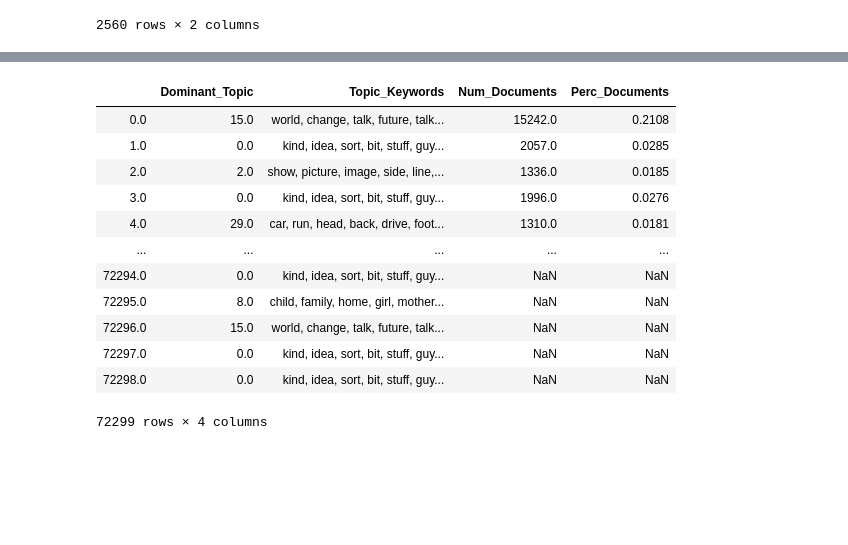
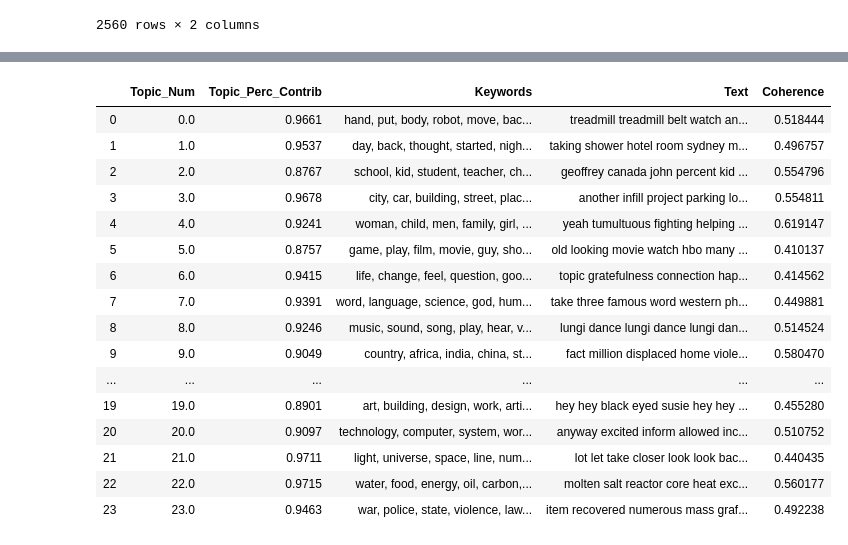
Before and after one commit to D2KLab/ToModAPI, a Jupyter notebook: jupyter_notebooks/notebooks/lda_chapters.ipynb, the cells around one changed output, grey strips where cells are left out. Drawn from its saved outputs; the diff is of its cells as text; code cells hidden in the pictures; blank space fills up the shorter version.

```diff
--- a/jupyter_notebooks/notebooks/lda_chapters.ipynb
+++ b/jupyter_notebooks/notebooks/lda_chapters.ipynb
@@ -884,32 +548,2 @@ sent_topics_sorteddf_mallet
-# %%
-# Number of Documents for Each Topic
-topic_counts = df_topic_sents_keywords['Dominant_Topic'].value_counts()
-
-# Percentage of Documents for Each Topic
-topic_contribution = round(topic_counts/topic_counts.sum(), 4)
-
-# Topic Number and Keywords
-topic_num_keywords = df_topic_sents_keywords[['Dominant_Topic', 'Topic_Keywords']]
-
-# Concatenate Column wise
-df_dominant_topics = pd.concat([topic_num_keywords, topic_counts, topic_contribution], axis=1)
-
-# Change Column names
-df_dominant_topics.columns = ['Dominant_Topic', 'Topic_Keywords', 'Num_Documents', 'Perc_Documents']
-
-# Show
-df_dominant_topics
-# %% [output]
-|  | Dominant_Topic | Topic_Keywords | Num_Documents | Perc_Documents |
-| 0.0 | 15.0 | world, change, talk, future, talk... | 15242.0 | 0.2108 |
-| 1.0 | 0.0 | kind, idea, sort, bit, stuff, guy... | 2057.0 | 0.0285 |
-| 2.0 | 2.0 | show, picture, image, side, line,... | 1336.0 | 0.0185 |
-| 3.0 | 0.0 | kind, idea, sort, bit, stuff, guy... | 1996.0 | 0.0276 |
-| 4.0 | 29.0 | car, run, head, back, drive, foot... | 1310.0 | 0.0181 |
-| ... | ... | ... | ... | ... |
-| 72294.0 | 0.0 | kind, idea, sort, bit, stuff, guy... | NaN | NaN |
-| 72295.0 | 8.0 | child, family, home, girl, mother... | NaN | NaN |
-| 72296.0 | 15.0 | world, change, talk, future, talk... | NaN | NaN |
-| 72297.0 | 0.0 | kind, idea, sort, bit, stuff, guy... | NaN | NaN |
-| 72298.0 | 0.0 | kind, idea, sort, bit, stuff, guy... | NaN | NaN |
-72299 rows × 4 columns
+# %%
+sent_topics_sorteddf_mallet['Coherence'] = sent_topics_sorteddf_mallet['Topic_Num'].apply(lambda x: coherence_ldamallet_per_topic[int(x)])
@@ -915,0 +552,20 @@ df_dominant_topics
+# %%
+sent_topics_sorteddf_mallet
+# %% [output]
+|  | Topic_Num | Topic_Perc_Contrib | Keywords | Text | Coherence |
+| 0 | 0.0 | 0.9661 | hand, put, body, robot, move, bac... | treadmill treadmill belt watch an... | 0.518444 |
+| 1 | 1.0 | 0.9537 | day, back, thought, started, nigh... | taking shower hotel room sydney m... | 0.496757 |
+| 2 | 2.0 | 0.8767 | school, kid, student, teacher, ch... | geoffrey canada john percent kid ... | 0.554796 |
+| 3 | 3.0 | 0.9678 | city, car, building, street, plac... | another infill project parking lo... | 0.554811 |
+| 4 | 4.0 | 0.9241 | woman, child, men, family, girl, ... | yeah tumultuous fighting helping ... | 0.619147 |
+| 5 | 5.0 | 0.8757 | game, play, film, movie, guy, sho... | old looking movie watch hbo many ... | 0.410137 |
+| 6 | 6.0 | 0.9415 | life, change, feel, question, goo... | topic gratefulness connection hap... | 0.414562 |
+| 7 | 7.0 | 0.9391 | word, language, science, god, hum... | take three famous word western ph... | 0.449881 |
+| 8 | 8.0 | 0.9246 | music, sound, song, play, hear, v... | lungi dance lungi dance lungi dan... | 0.514524 |
+| 9 | 9.0 | 0.9049 | country, africa, india, china, st... | fact million displaced home viole... | 0.580470 |
+| ... | ... | ... | ... | ... | ... |
+| 19 | 19.0 | 0.8901 | art, building, design, work, arti... | hey hey black eyed susie hey hey ... | 0.455280 |
+| 20 | 20.0 | 0.9097 | technology, computer, system, wor... | anyway excited inform allowed inc... | 0.510752 |
+| 21 | 21.0 | 0.9711 | light, universe, space, line, num... | lot let take closer look look bac... | 0.440435 |
+| 22 | 22.0 | 0.9715 | water, food, energy, oil, carbon,... | molten salt reactor core heat exc... | 0.560177 |
+| 23 | 23.0 | 0.9463 | war, police, state, violence, law... | item recovered numerous mass graf... | 0.492238 |
```
Also changed, not shown: parts of 46 cells of this notebook, 24 other files.
